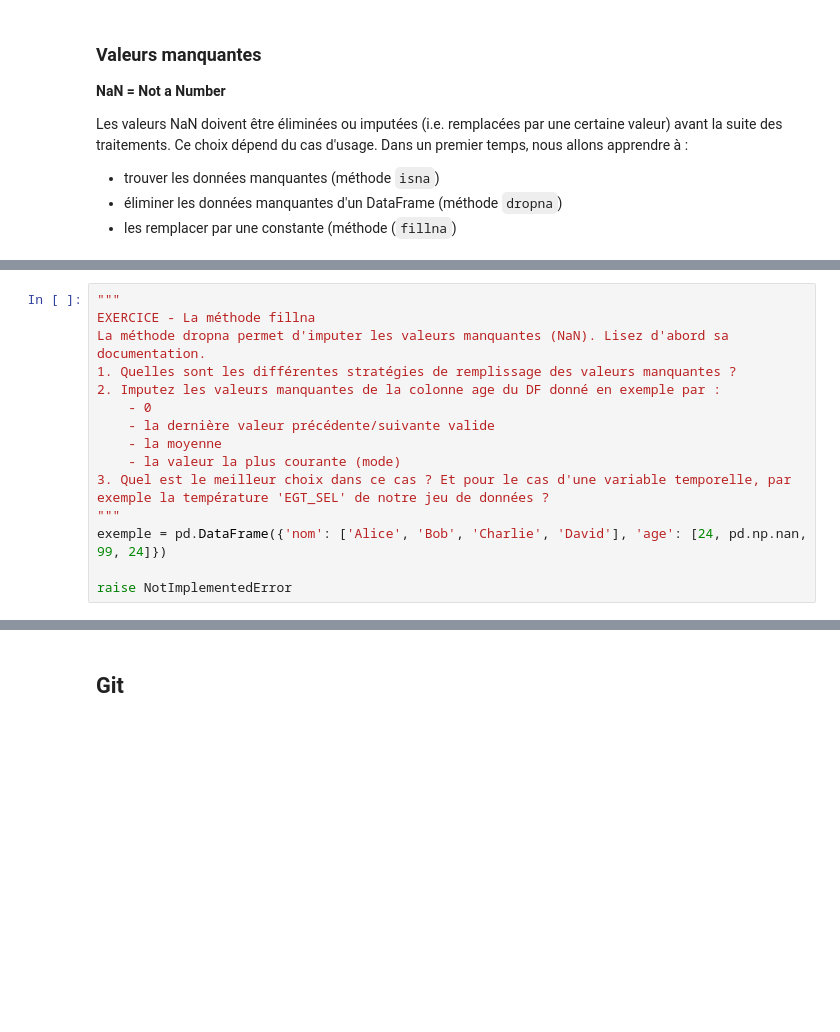
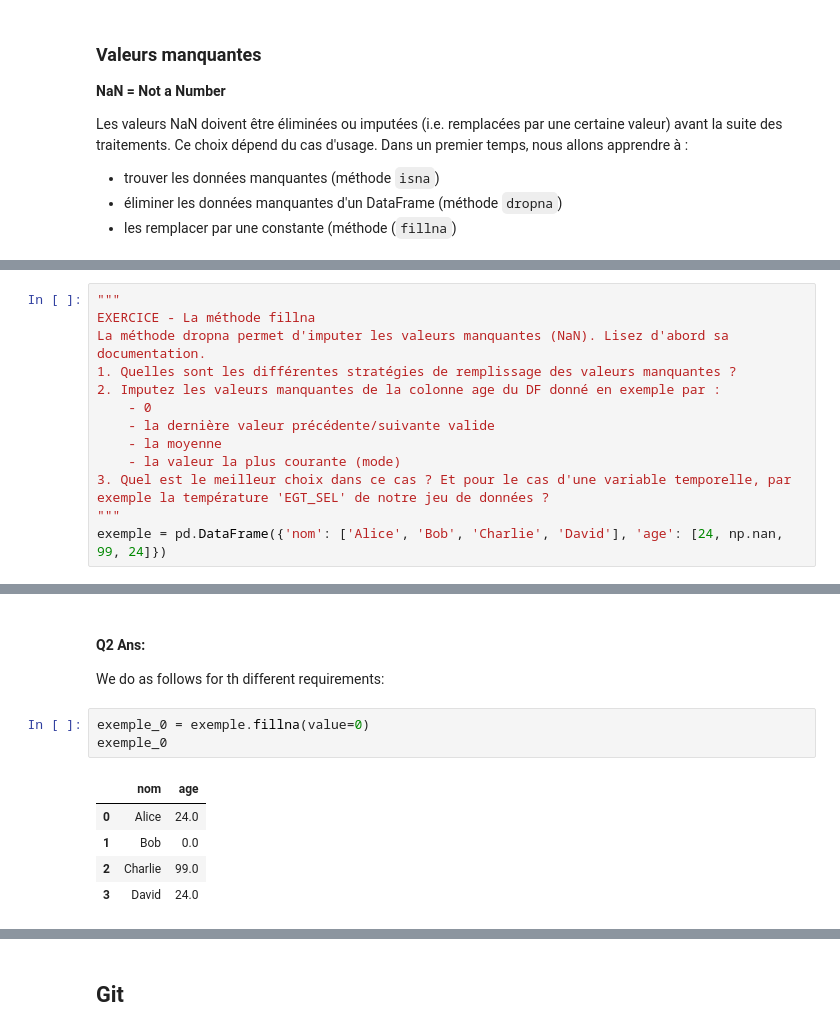
Before and after one commit to fredsonaguiar/TDs-statistiques-descriptives, a Jupyter notebook: TD1 - Fredson SILVA DE SOUZA AGUIAR/TD1.ipynb, the cells around one changed output, grey strips where cells are left out. Drawn from its saved outputs; the diff is of its cells as text; blank space fills up the shorter version.

```diff
--- a/TD1.ipynb
+++ b/TD1 - Fredson SILVA DE SOUZA AGUIAR/TD1.ipynb
@@ -884,6 +972,4 @@ La méthode dropna permet d'imputer les valeurs manquantes (NaN). Lisez d'abord
     - la valeur la plus courante (mode)
 3. Quel est le meilleur choix dans ce cas ? Et pour le cas d'une variable temporelle, par exemple la température 'EGT_SEL' de notre jeu de données ?
 """
-exemple = pd.DataFrame({'nom': ['Alice', 'Bob', 'Charlie', 'David'], 'age': [24, pd.np.nan, 99, 24]})
-
-raise NotImplementedError
+exemple = pd.DataFrame({'nom': ['Alice', 'Bob', 'Charlie', 'David'], 'age': [24, np.nan, 99, 24]})
@@ -889,0 +980,13 @@ raise NotImplementedError
+# %% [markdown]
+#### Q2 Ans:
+
+We do as follows for th different requirements:
+# %%
+exemple_0 = exemple.fillna(value=0)
+exemple_0
+# %% [output]
+|  | nom | age |
+| 0 | Alice | 24.0 |
+| 1 | Bob | 0.0 |
+| 2 | Charlie | 99.0 |
+| 3 | David | 24.0 |
```
Also changed, not shown: parts of 37 cells of this notebook, 13 other files.
